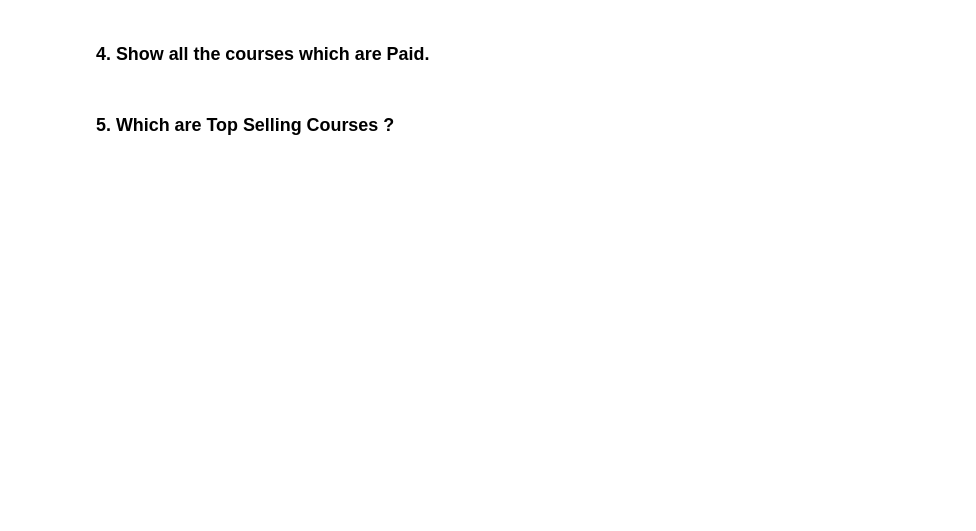
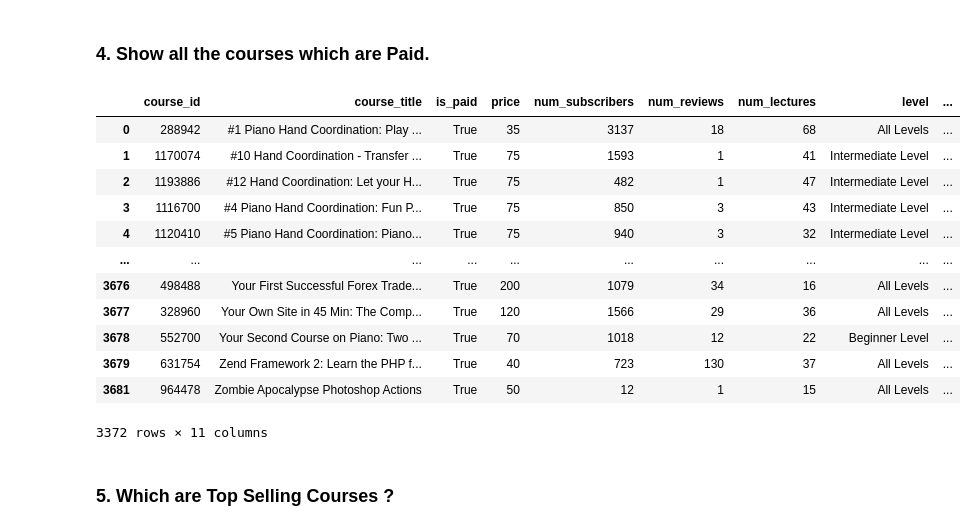
Before and after one commit to anupupadhaya123/data_analysis_python, a Jupyter notebook: udemy_data_analysis.ipynb, the cells around one changed output. Drawn from its saved outputs; the diff is of its cells as text; code cells hidden in the pictures; blank space fills up the shorter version.

```diff
--- a/udemy_data_analysis.ipynb
+++ b/udemy_data_analysis.ipynb
@@ -27,2 +90,18 @@ Here, the quesitons are given for the practice and learning purpose.
+# %%
+data[data.is_paid == True]
+# %% [output]
+|  | course_id | course_title | is_paid | price | num_subscribers | num_reviews | num_lectures | level | ... |
+| 0 | 288942 | #1 Piano Hand Coordination: Play ... | True | 35 | 3137 | 18 | 68 | All Levels | ... |
+| 1 | 1170074 | #10 Hand Coordination - Transfer ... | True | 75 | 1593 | 1 | 41 | Intermediate Level | ... |
+| 2 | 1193886 | #12 Hand Coordination: Let your H... | True | 75 | 482 | 1 | 47 | Intermediate Level | ... |
+| 3 | 1116700 | #4 Piano Hand Coordination: Fun P... | True | 75 | 850 | 3 | 43 | Intermediate Level | ... |
+| 4 | 1120410 | #5 Piano Hand Coordination: Piano... | True | 75 | 940 | 3 | 32 | Intermediate Level | ... |
+| ... | ... | ... | ... | ... | ... | ... | ... | ... | ... |
+| 3676 | 498488 | Your First Successful Forex Trade... | True | 200 | 1079 | 34 | 16 | All Levels | ... |
+| 3677 | 328960 | Your Own Site in 45 Min: The Comp... | True | 120 | 1566 | 29 | 36 | All Levels | ... |
+| 3678 | 552700 | Your Second Course on Piano: Two ... | True | 70 | 1018 | 12 | 22 | Beginner Level | ... |
+| 3679 | 631754 | Zend Framework 2: Learn the PHP f... | True | 40 | 723 | 130 | 37 | All Levels | ... |
+| 3681 | 964478 | Zombie Apocalypse Photoshop Actions | True | 50 | 12 | 1 | 15 | All Levels | ... |
+3372 rows × 11 columns
 # %% [markdown]
 ### 5. Which are Top Selling Courses ?
```
Also changed, not shown: parts of 32 cells of this notebook.
